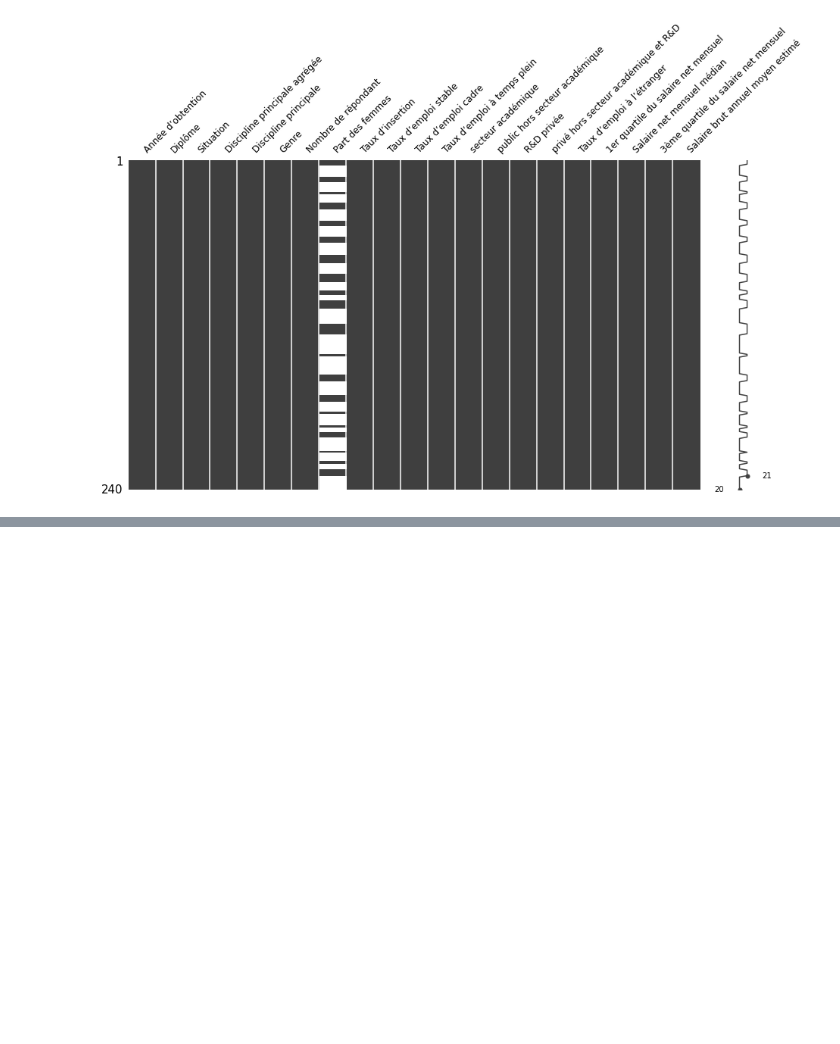
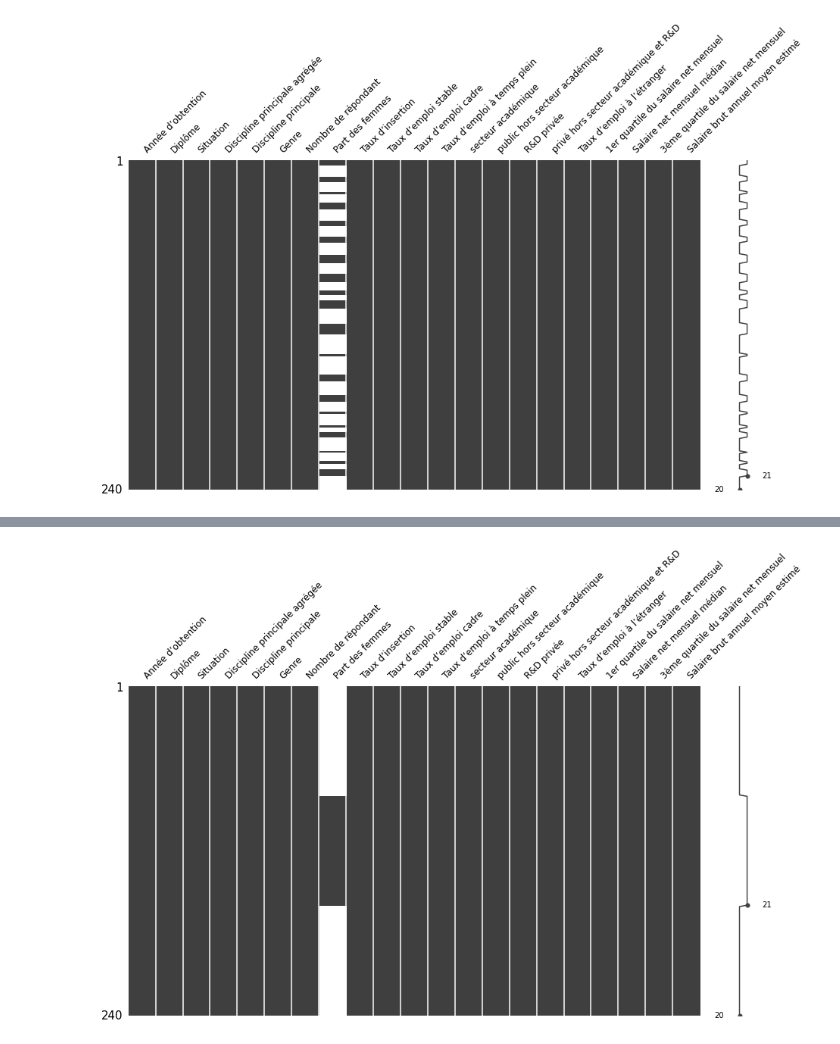
Before and after one commit to smtux/DUDA, a Jupyter notebook: inser_pro/src/pro.ipynb, the cells around one changed output, grey strips where cells are left out. Saved outputs shown, nothing was run; the diff lists cells and outputs as text; code cells hidden in the pictures; blank space fills up the shorter version.

```diff
--- a/inser_pro/src/pro.ipynb
+++ b/inser_pro/src/pro.ipynb
@@ -569,3 +569,6 @@ msno.matrix(ins_prof_doctorat, fontsize=12, figsize=(15,8))
 plt.show()
 # %% [output]
 [figure]
+# %%
+# Trie par Genre
+df_sort = ins_prof_doctorat.sort_values("Genre")
@@ -572,3 +591,8 @@ plt.show()
+# %%
+msno.matrix(df_sort, fontsize=12, figsize=(15,8))
+plt.show()
+# %% [output]
+[figure, added]
 # %%
 #msno.heatmap(ins_prof_doctorat[["Genre", "Part des femmes"]], fontsize=10, figsize=(10,8))
 #plt.show()
```
Also changed, not shown: parts of 2 cells of this notebook.
